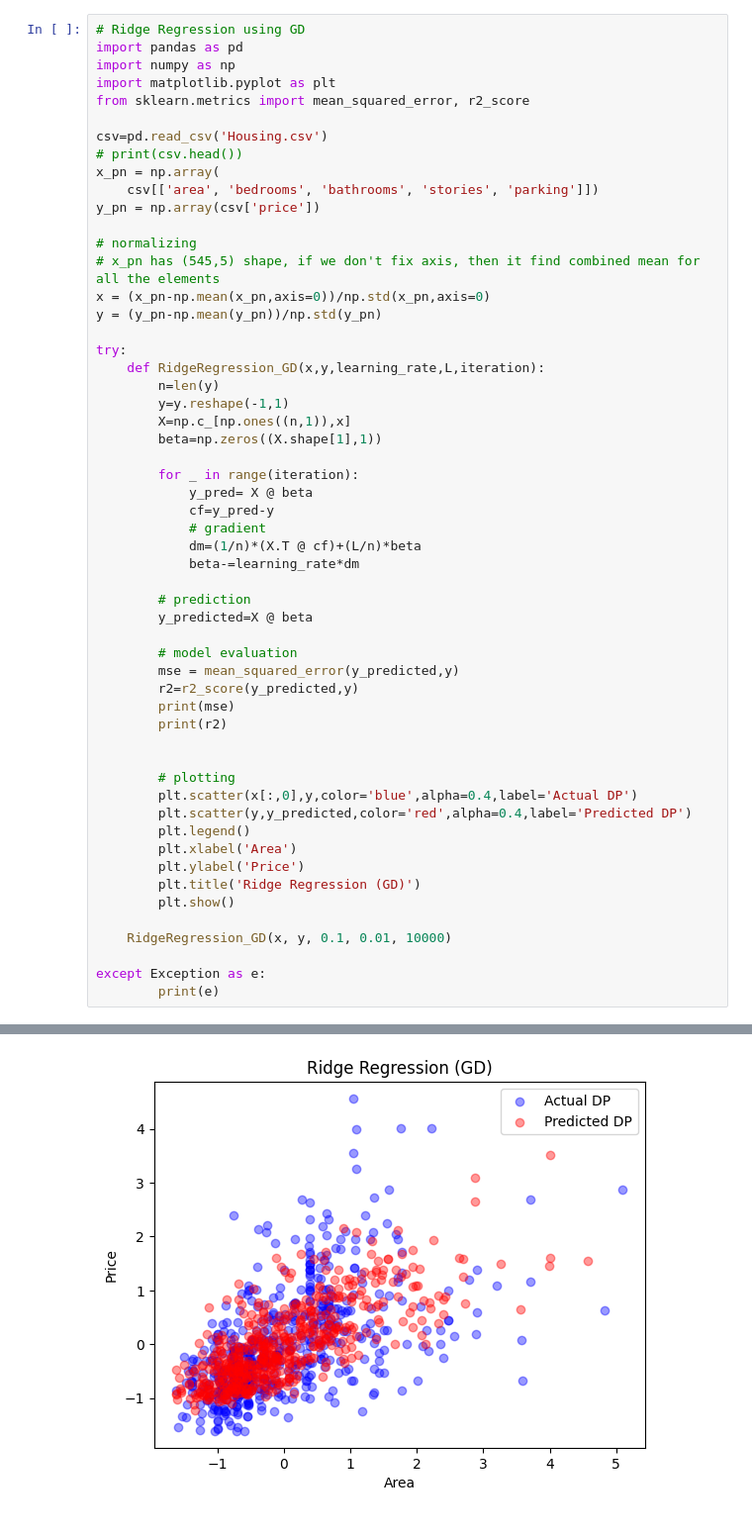
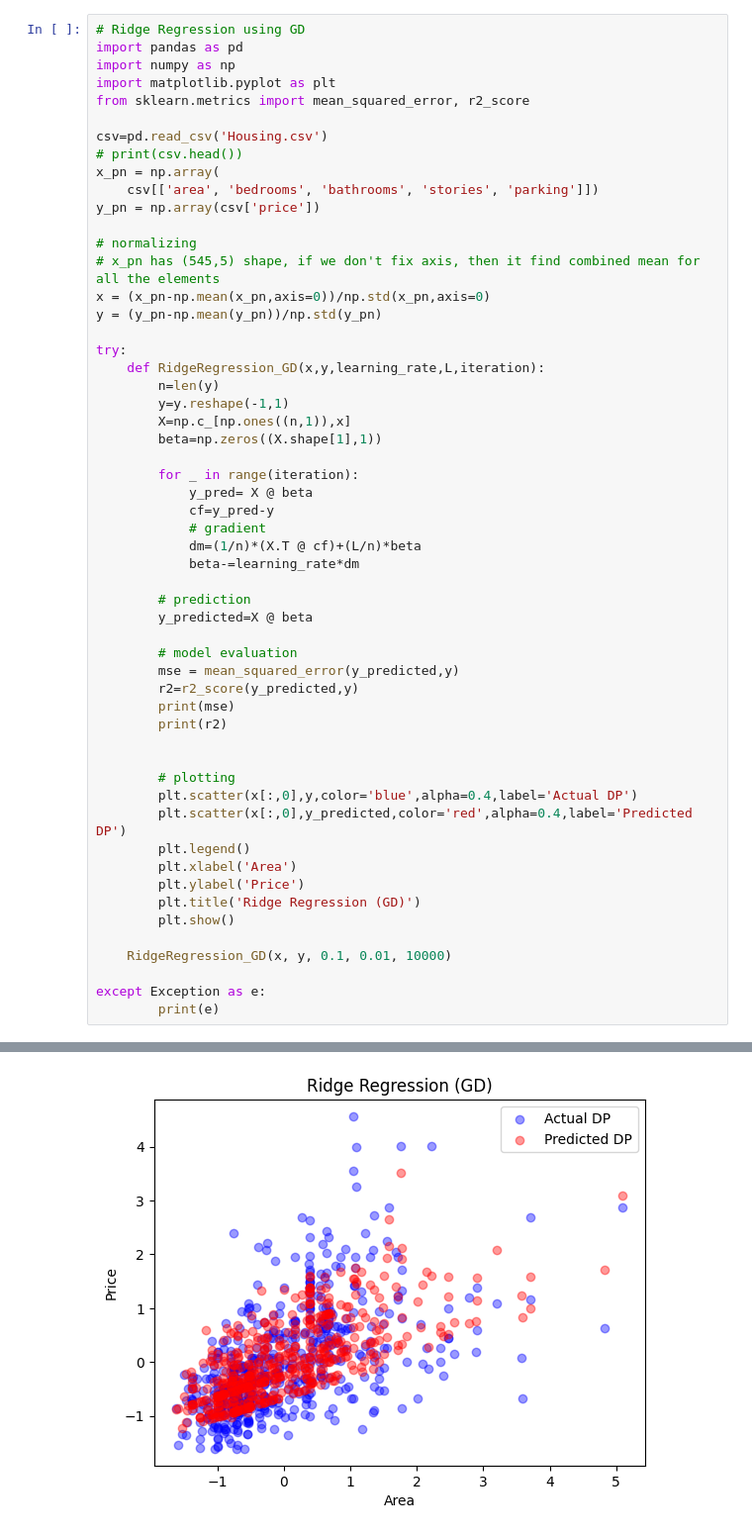
Before and after one commit to abhinandan2540/MLT-labwork, a Jupyter notebook: 02_sept_25/Q3_b.ipynb, the cells around one changed output, grey strips where cells are left out. Shown at 99% size. Saved outputs shown, nothing was run; the diff lists cells and outputs as text.

```diff
--- a/02_sept_25/Q3_b.ipynb
+++ b/02_sept_25/Q3_b.ipynb
@@ -28,32 +28,32 @@ try:
             cf=y_pred-y
             # gradient
             dm=(1/n)*(X.T @ cf)+(L/n)*beta
             beta-=learning_rate*dm
 
         # prediction
         y_predicted=X @ beta
 
         # model evaluation
         mse = mean_squared_error(y_predicted,y)
         r2=r2_score(y_predicted,y)
         print(mse)
         print(r2)
 
 
         # plotting
         plt.scatter(x[:,0],y,color='blue',alpha=0.4,label='Actual DP')
-        plt.scatter(y,y_predicted,color='red',alpha=0.4,label='Predicted DP')
+        plt.scatter(x[:,0],y_predicted,color='red',alpha=0.4,label='Predicted DP')
         plt.legend()
         plt.xlabel('Area')
         plt.ylabel('Price')
         plt.title('Ridge Regression (GD)')
         plt.show()
 
     RidgeRegression_GD(x, y, 0.1, 0.01, 10000)
 
 except Exception as e:
         print(e)
 # %% [output]
 0.43841745621520983
 0.21930054770926288
-[figure, old version]
+[figure, new version]
```
